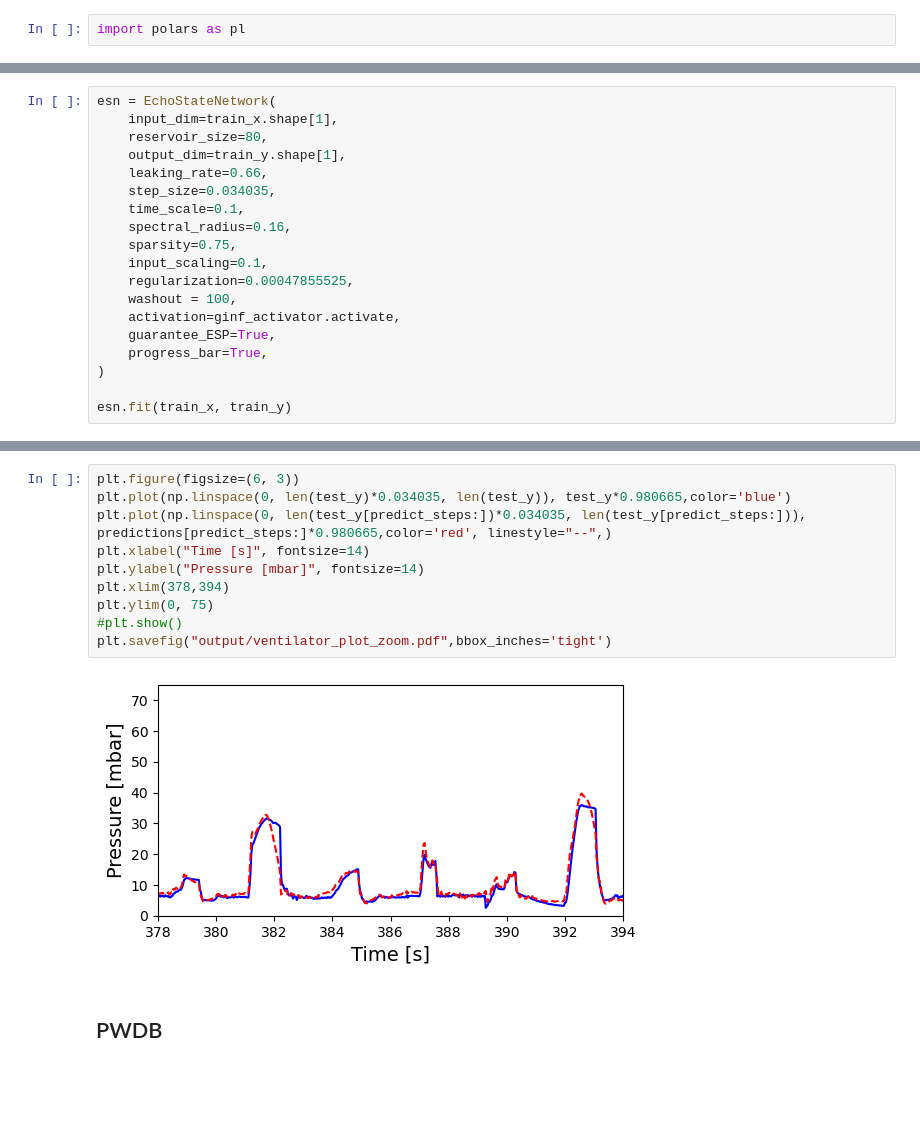
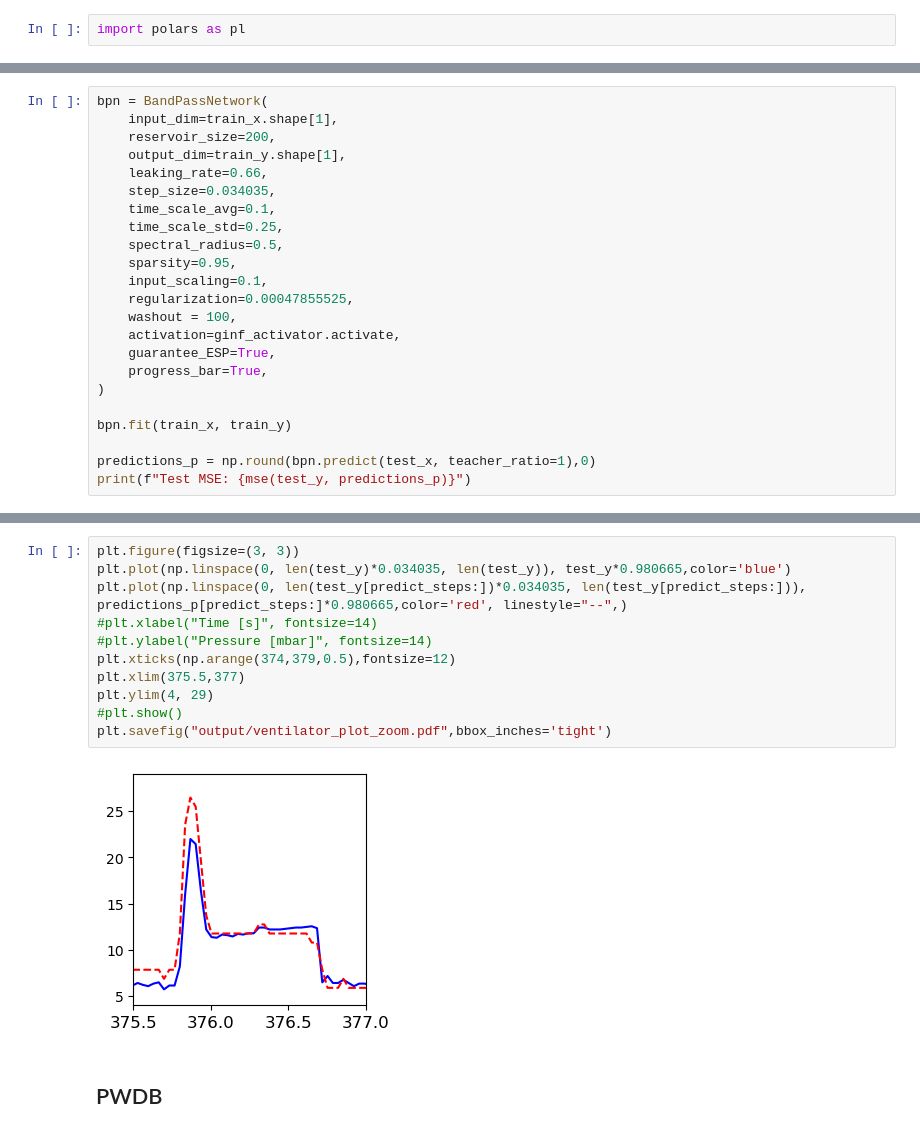
Before and after one commit to TMKamsma/Pyontronics, a Jupyter notebook: demo.ipynb, the cells around one changed output, grey strips where cells are left out. Cells and saved outputs as stored; diff of their text form; blank space fills up the shorter version.

```diff
--- a/demo.ipynb
+++ b/demo.ipynb
@@ -320,13 +377,14 @@ shape: (5, 5)
 # %%
-esn = EchoStateNetwork(
+bpn = BandPassNetwork(
     input_dim=train_x.shape[1],
-    reservoir_size=80,
+    reservoir_size=200,
     output_dim=train_y.shape[1],
     leaking_rate=0.66,
     step_size=0.034035,
-    time_scale=0.1,
-    spectral_radius=0.16,
-    sparsity=0.75,
+    time_scale_avg=0.1,
+    time_scale_std=0.25,
+    spectral_radius=0.5,
+    sparsity=0.95,
     input_scaling=0.1,
     regularization=0.00047855525,
     washout = 100,
@@ -335,4 +393,7 @@ esn = EchoStateNetwork(
     progress_bar=True,
 )
 
-esn.fit(train_x, train_y)
+bpn.fit(train_x, train_y)
+
+predictions_p = np.round(bpn.predict(test_x, teacher_ratio=1),0)
+print(f"Test MSE: {mse(test_y, predictions_p)}")
@@ -382,15 +459,16 @@ plt.savefig("output/ventilator_plot.pdf",bbox_inches='tight')
 # %%
-plt.figure(figsize=(6, 3))
+plt.figure(figsize=(3, 3))
 plt.plot(np.linspace(0, len(test_y)*0.034035, len(test_y)), test_y*0.980665,color='blue')
-plt.plot(np.linspace(0, len(test_y[predict_steps:])*0.034035, len(test_y[predict_steps:])), predictions[predict_steps:]*0.980665,color='red', linestyle="--",)
-plt.xlabel("Time [s]", fontsize=14)
-plt.ylabel("Pressure [mbar]", fontsize=14)
-plt.xlim(378,394)
-plt.ylim(0, 75)
+plt.plot(np.linspace(0, len(test_y[predict_steps:])*0.034035, len(test_y[predict_steps:])), predictions_p[predict_steps:]*0.980665,color='red', linestyle="--",)
+#plt.xlabel("Time [s]", fontsize=14)
+#plt.ylabel("Pressure [mbar]", fontsize=14)
+plt.xticks(np.arange(374,379,0.5),fontsize=12)
+plt.xlim(375.5,377)
+plt.ylim(4, 29)
 #plt.show()
 plt.savefig("output/ventilator_plot_zoom.pdf",bbox_inches='tight')
 # %% [output]
-[figure, old version]
+[figure, new version]
 # %% [markdown]
 ## PWDB
 # %%
```
Also changed, not shown: parts of 11 cells of this notebook, 6 other files.
